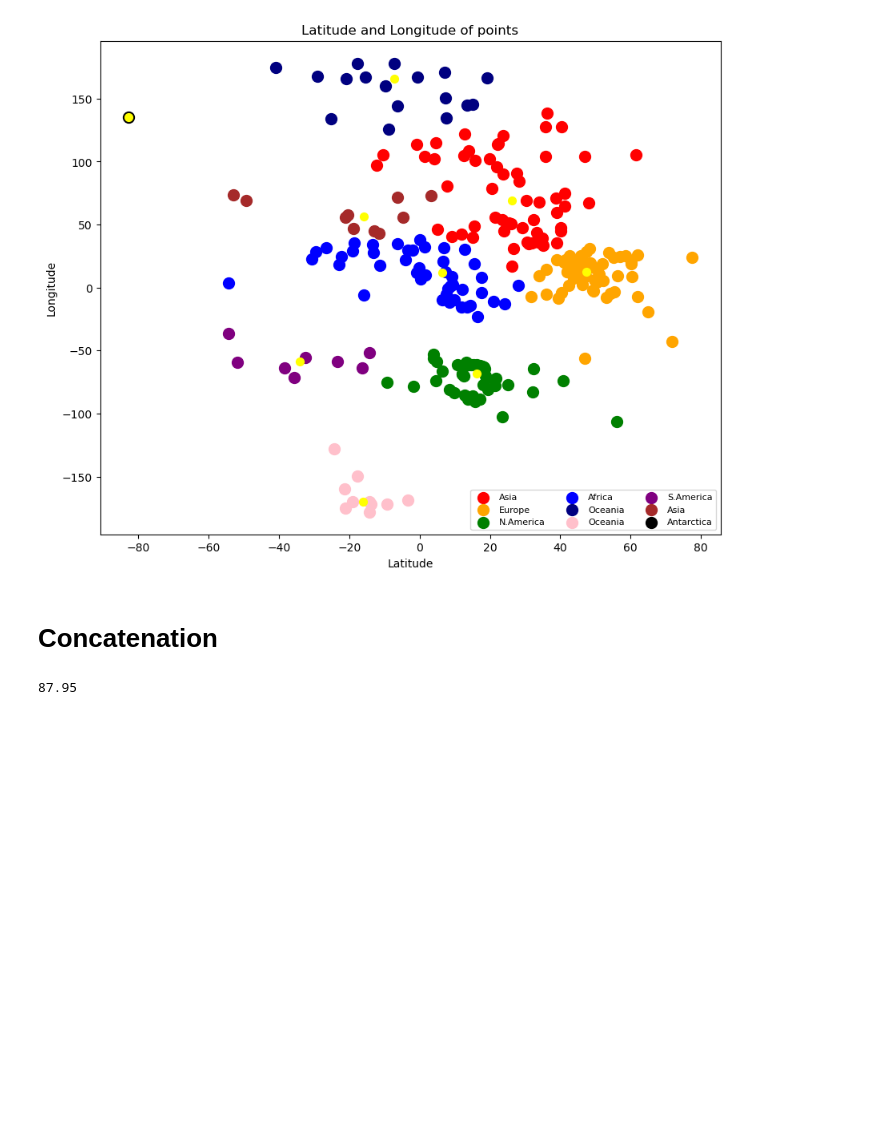
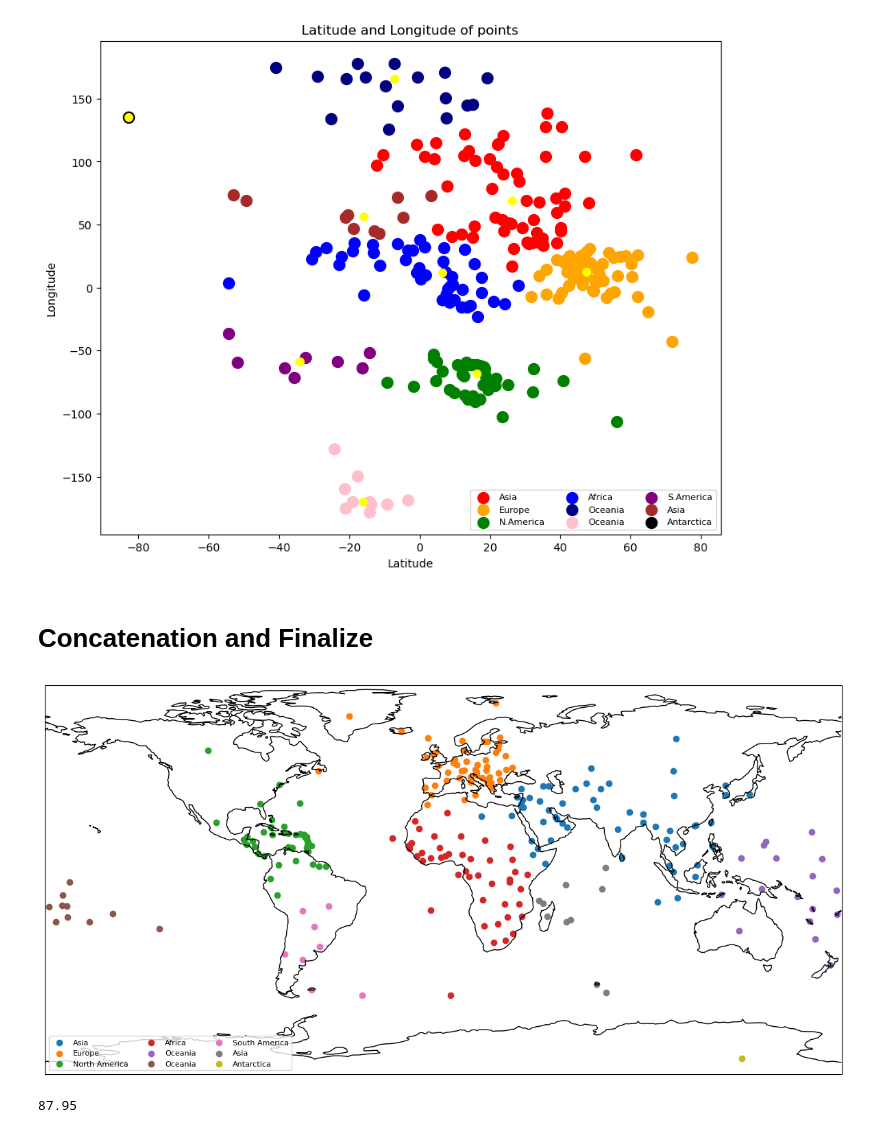
Before and after one commit to abilimckl1/Continent, a Jupyter notebook: assignment2.ipynb, the cells around one changed output. Saved outputs shown, nothing was run; the diff lists cells and outputs as text; code cells hidden in the pictures; blank space fills up the shorter version.

```diff
--- a/assignment2.ipynb
+++ b/assignment2.ipynb
@@ -373,5 +381,5 @@ plt.show()
 # %% [output]
 [figure]
 # %% [markdown]
-# Concatenation
+# Concatenation and Finalize
 # %%
@@ -386,4 +396,28 @@ dict_cluster_continent = {
     7: "Asia",
     8: "Antarctica"
 }
+# %%
+import matplotlib.pyplot as plt
+import cartopy.crs as ccrs
+
+fig = plt.figure(figsize=(15, 8))
+
+# Define the projection
+ax = plt.axes(projection=ccrs.PlateCarree())
+
+# Add coastlines for context
+ax.coastlines()
+
+# Create scatter plots for each cluster, each with its own label
+for cluster_label, continent_name in dict_cluster_continent.items():
+ mask = np.array(ag.labels_) == cluster_label
+ plt.scatter(df['longitude'][mask], df['latitude'][mask], label=continent_name)
+
+# Add legend
+plt.legend(loc = 'lower left',
+          ncol = 3,
+          fontsize = 8)
+plt.show()
+# %% [output]
+[figure, added]
 # %%
```
Also changed, not shown: parts of 16 cells of this notebook, 4 other files.
